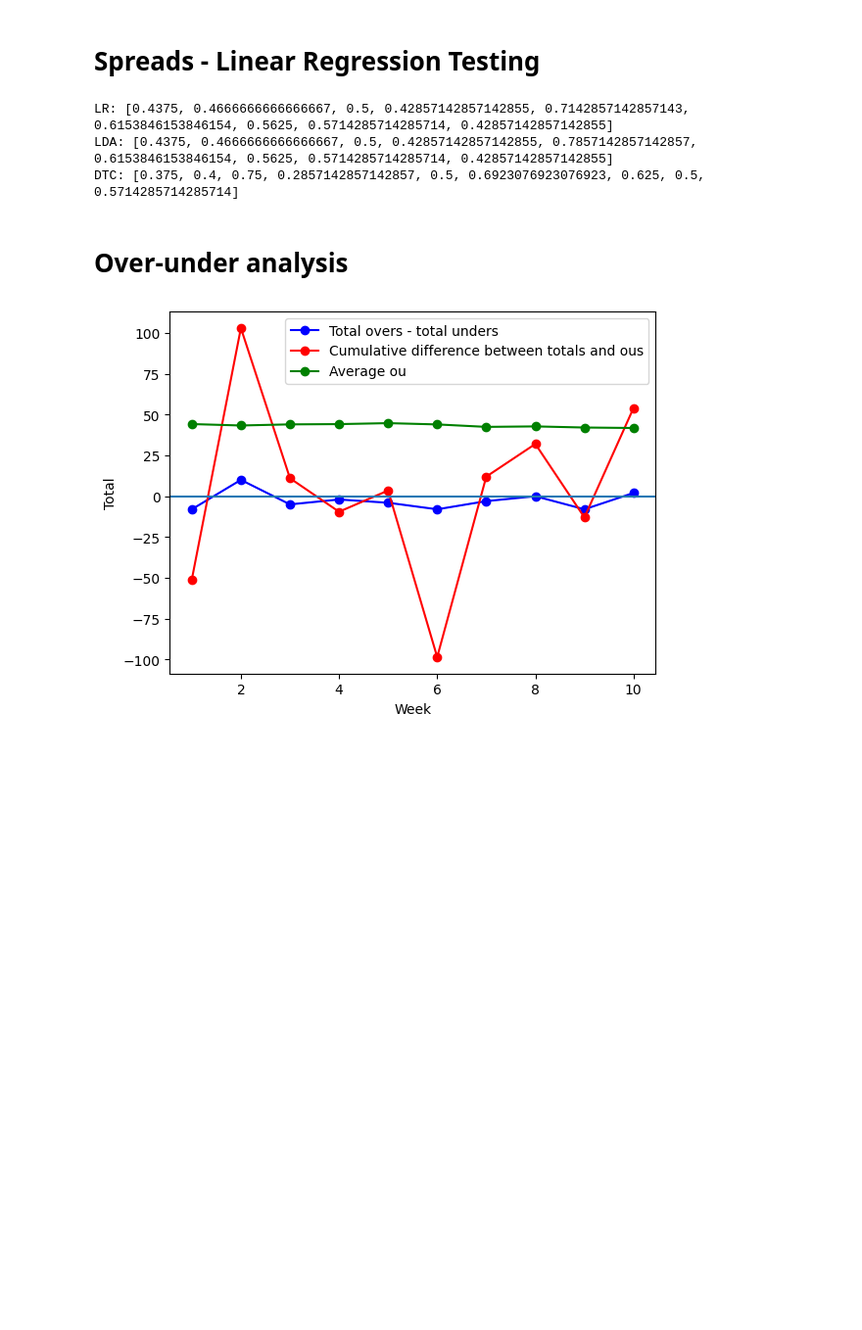
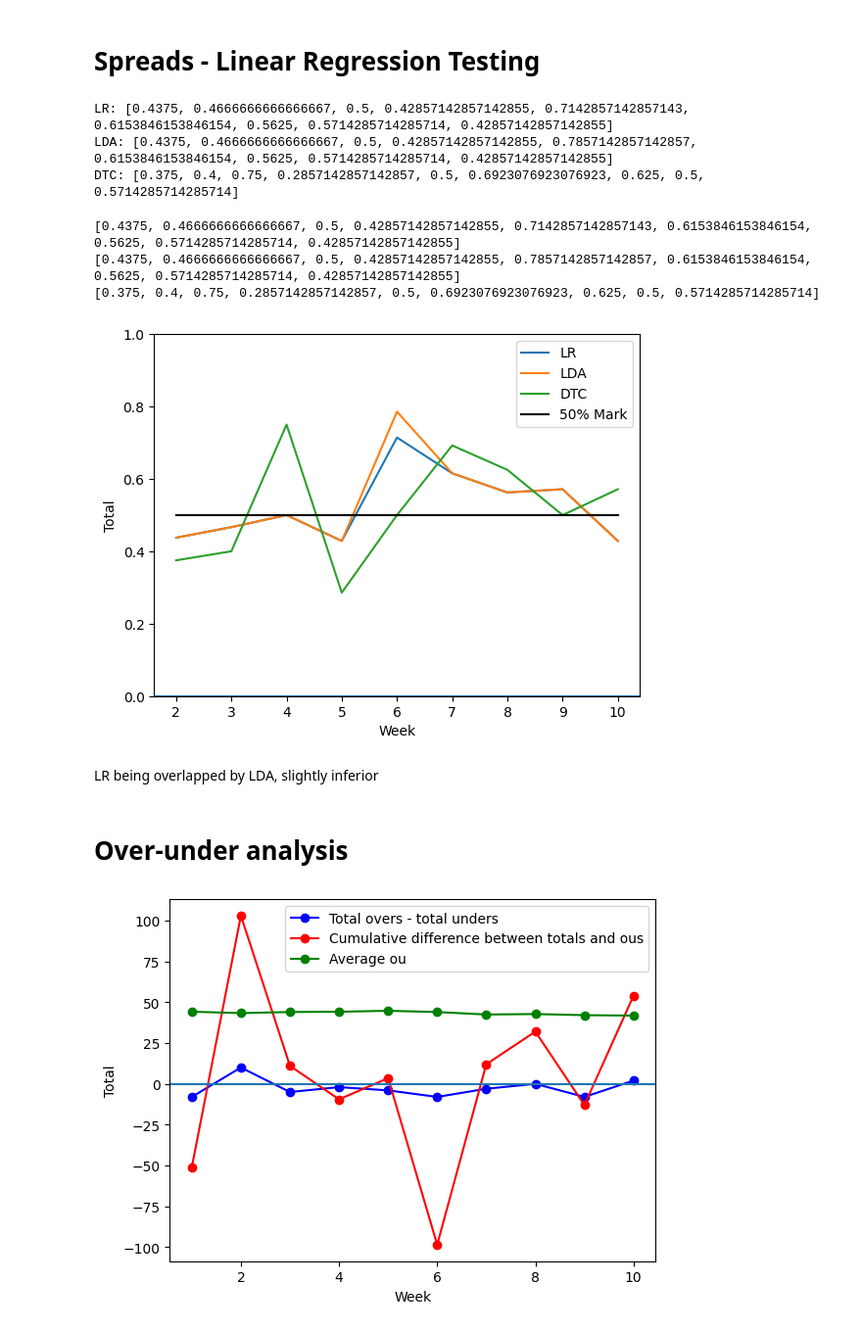
Before and after one commit to tkusak27/nfl-spreads-ai, a Jupyter notebook: nfl_spreads.ipynb, the cells around one changed output. Shown at 98% size. Saved outputs shown, nothing was run; the diff lists cells and outputs as text; code cells hidden in the pictures; blank space fills up the shorter version.

```diff
--- a/nfl_spreads.ipynb
+++ b/nfl_spreads.ipynb
@@ -17,3 +19,5 @@ from collections import defaultdict
+# %%
+CURRENT_WEEK = 11
 # %% [markdown]
 # Reading spreadsheet
 # %%
@@ -253,6 +244,28 @@ for key, value in results.items():
 LR: [0.4375, 0.4666666666666667, 0.5, 0.42857142857142855, 0.7142857142857143, 0.6153846153846154, 0.5625, 0.5714285714285714, 0.42857142857142855]
 LDA: [0.4375, 0.4666666666666667, 0.5, 0.42857142857142855, 0.7857142857142857, 0.6153846153846154, 0.5625, 0.5714285714285714, 0.42857142857142855]
 DTC: [0.375, 0.4, 0.75, 0.2857142857142857, 0.5, 0.6923076923076923, 0.625, 0.5, 0.5714285714285714]
+# %%
+# plot the data
+
+weeks = [i for i in range(2, CURRENT_WEEK)]
+
+for i in range(len(tags)):
+  print(results[tags[i]])
+  plt.plot(weeks, results[tags[i]], label=tags[i])
+plt.plot(weeks, [0.5 for _ in range(len(weeks))], label="50% Mark", color="black")
+plt.ylim(0, 1)
+plt.xlabel('Week')
+plt.ylabel('Total')
+plt.legend()
+plt.axhline()
+plt.show()
+# %% [output]
+[0.4375, 0.4666666666666667, 0.5, 0.42857142857142855, 0.7142857142857143, 0.6153846153846154, 0.5625, 0.5714285714285714, 0.42857142857142855]
+[0.4375, 0.4666666666666667, 0.5, 0.42857142857142855, 0.7857142857142857, 0.6153846153846154, 0.5625, 0.5714285714285714, 0.42857142857142855]
+[0.375, 0.4, 0.75, 0.2857142857142857, 0.5, 0.6923076923076923, 0.625, 0.5, 0.5714285714285714]
+[figure, added]
+# %% [markdown]
+LR being overlapped by LDA, slightly inferior
 # %% [markdown]
 # Over-under analysis
 # %%
```
Also changed, not shown: parts of 5 cells of this notebook.
